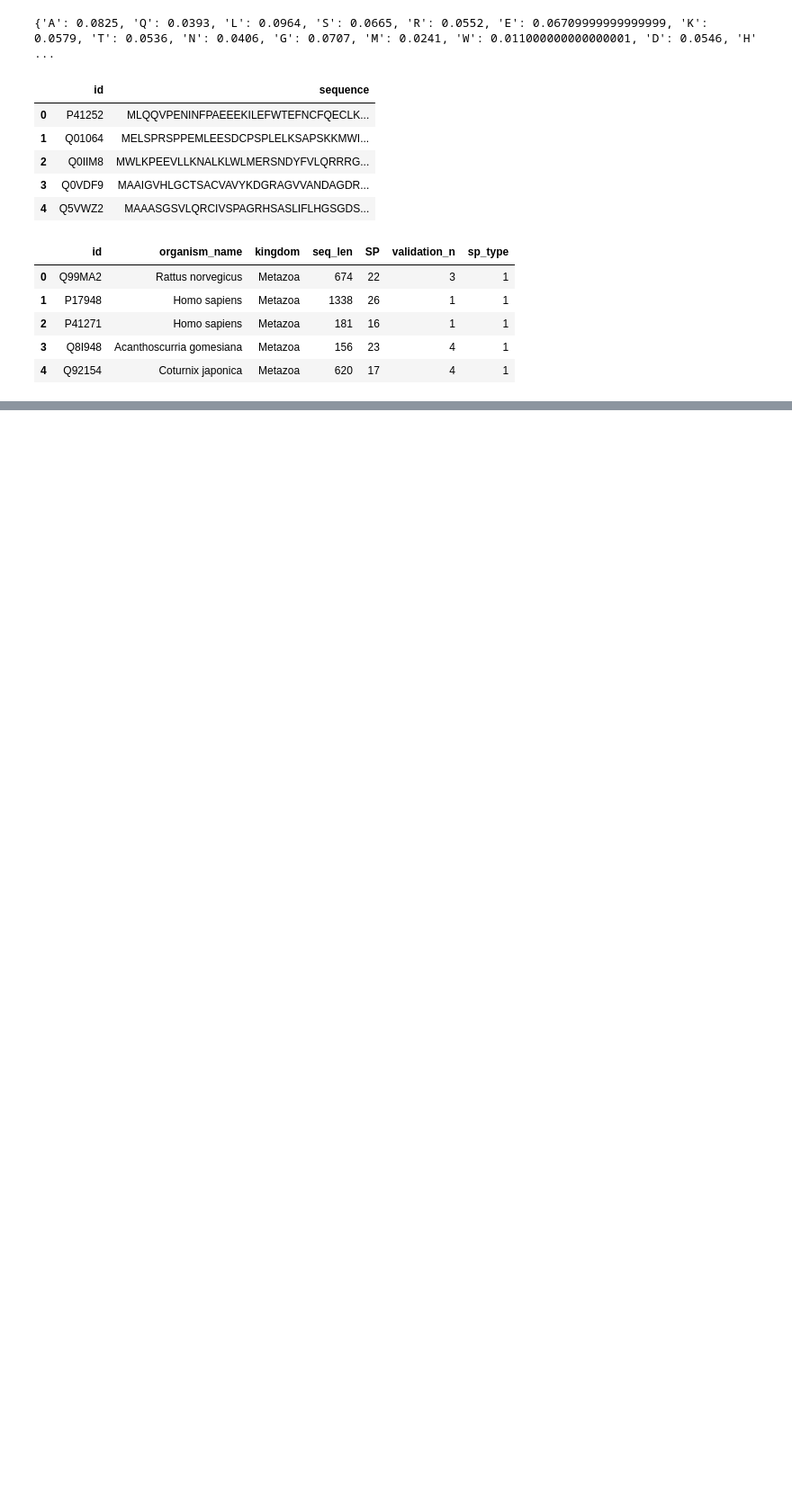
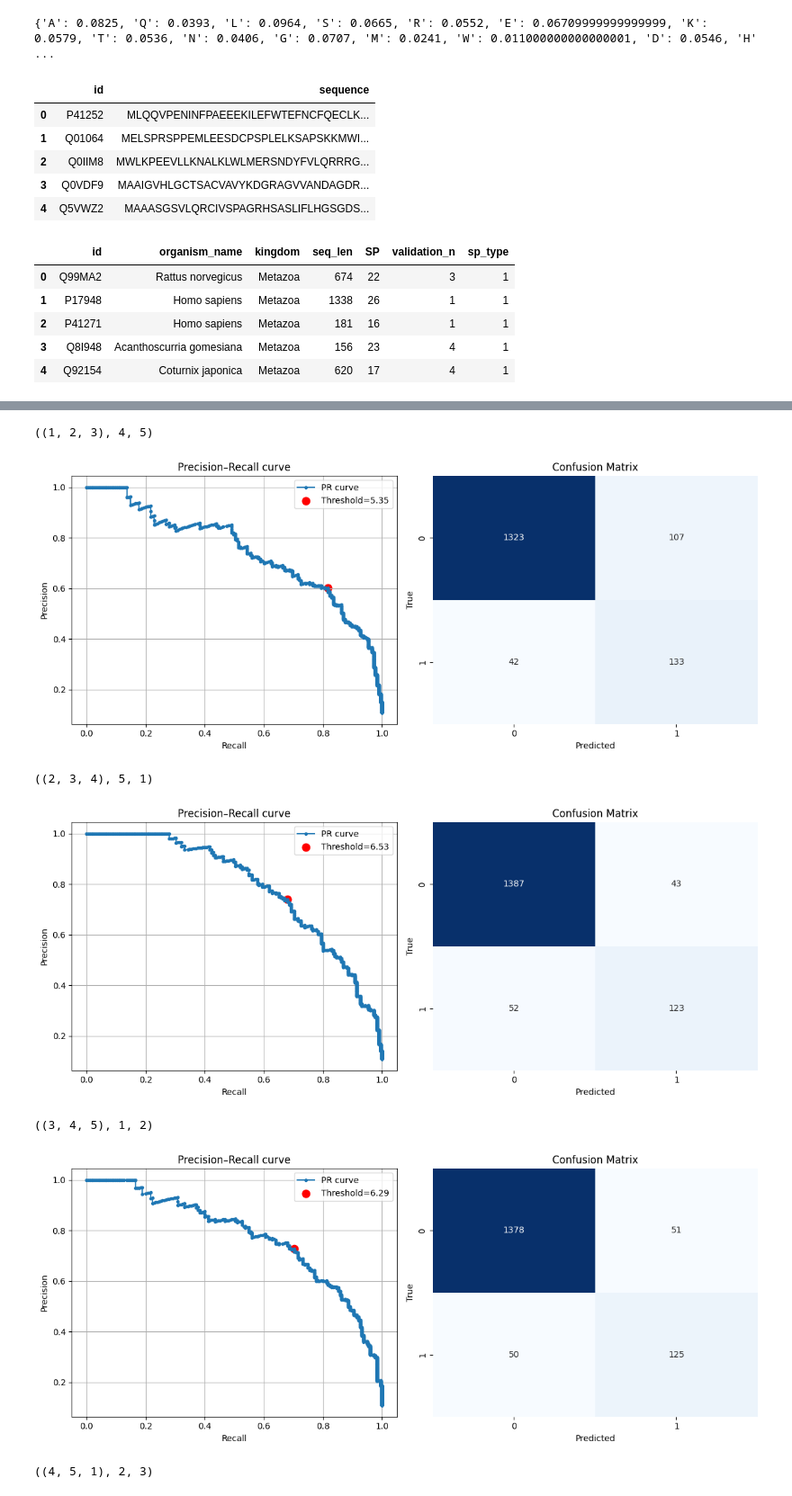
Before and after one commit to bianca29092001/LAB2_project_group, a Jupyter notebook: Complete_code.ipynb, the cells around one changed output, grey strips where cells are left out. Shown at 90% size. Cells and saved outputs as stored; diff of their text form; code cells hidden in the pictures; blank space fills up the shorter version.

Commit message:
some changes to paths & readability. ctl-f NOTE to find notes on things to change

```diff
--- a/Complete_code.ipynb
+++ b/Complete_code.ipynb
@@ -187,15 +286,17 @@ the lenght of the negative set is 8934; training:7147, testing1787
+# %%
+path_sets = './data_preparation/sets/'
 # %%
 #Data analysis
 #Training set
 
 neg_cols = ['ID', 'Organism_name', 'Kingdom', 'Sequence_length', 'Transmembrane']
-negatives_train = pd.read_csv('training_set_neg.tsv', sep='\t', names=neg_cols)
-negatives_test = pd.read_csv('test_set_neg.tsv', sep='\t', names=neg_cols)
+negatives_train = pd.read_csv(path_sets + 'training_set_neg.tsv', sep='\t', names=neg_cols)
+negatives_test = pd.read_csv(path_sets + 'test_set_neg.tsv', sep='\t', names=neg_cols)
 
 
 pos_cols = ['ID', 'Organism_name', 'Kingdom', 'Sequence_length', 'Signal_peptide']
-positives_train = pd.read_csv('training_set_pos.tsv', sep='\t', names=pos_cols)
-positives_test = pd.read_csv('test_set_pos.tsv', sep='\t', names=pos_cols)
+positives_train = pd.read_csv(path_sets + 'training_set_pos.tsv', sep='\t', names=pos_cols)
+positives_test = pd.read_csv(path_sets + 'test_set_pos.tsv', sep='\t', names=pos_cols)
 
 #Comparison between sequence length in positive and negative entries
 
@@ -214,7 +315,7 @@ test = pd.concat([negatives_test[['Log_seq_len', 'Source']], positives_test[['Lo
 
 #Comparison of the amminoacid composition of SPs between our dataset and SwissProt data
 
-records = SeqIO.parse("cluster-results_rep_seq.fasta", "fasta")
+records = SeqIO.parse(path_clusters + "cluster-results_rep_seq.fasta", "fasta")
 data = {
     "id": [],
     "sequence": []
@@ -272,7 +373,7 @@ def fasta_to_dataframe(fasta_file, second_fasta):
   seqs_df = pd.DataFrame(data)
   return seqs_df
 
-seqs_df = fasta_to_dataframe("cluster-results-neg_rep_seq.fasta", "cluster-results_rep_seq.fasta")
+seqs_df = fasta_to_dataframe(path_clusters + "cluster-results-neg_rep_seq.fasta", path_clusters +"cluster-results_rep_seq.fasta")
 seqs_df.head()
 # %% [output]
 |  | id | sequence |
@@ -283,7 +384,7 @@ seqs_df.head()
 | 4 | Q5VWZ2 | MAAASGSVLQRCIVSPAGRHSASLIFLHGSGDS... |
 # %%
 cols = ["id", "organism_name", "kingdom","seq_len","SP","validation_n", "sp_type"]
-training_df = pd.read_csv("training_set.tsv", sep="\t", names= cols)
+training_df = pd.read_csv(path_sets + "training_set.tsv", sep="\t", names= cols)
 training_df.head()
 # %% [output]
 |  | id | organism_name | kingdom | seq_len | SP | validation_n | sp_type |
@@ -445,24 +558,34 @@ def plot_pr_and_confusion(y_true, y_scores, y_test, y_pred_test, optimal_thresho
     plt.savefig(filename)
     plt.show()
 # %%
+#NOTE bisognerebbe indicare ogni grafico a chi appartiene , magari nel titolo ?
 all_metrics = []
 for key, value in groups.items():
     train, validation, test = value
+    print(value) # permutation group
     log_odds = training_vonHeijne(complete_train, train)
     optimal_threshold, validation_scores, y_validation = validation_vonHeijne(complete_train, validation, log_odds, aa_index)
     y_pred_test, obs_test = test_vonHeijne(complete_train, test, optimal_threshold, log_odds, aa_index)
 
     MCC, ACC, PPV, SEN, CONF = metrics(obs_test, y_pred_test)
     all_metrics.append([MCC, ACC, PPV, SEN, optimal_threshold])
     plot_pr_and_confusion(
     y_validation,
     validation_scores,
     obs_test,
     y_pred_test,
     optimal_threshold,
     labels=[0,1],
     run_id=key
     )
 avg_metrics = np.mean(np.array(all_metrics), axis=0)
 means = pd.DataFrame([avg_metrics], columns=['MCC', 'ACC', 'PPV', 'SEN', 'threshold'])
-means
+print(f'The average of the performance metrics are\n{means}')
+# %% [output]
+((1, 2, 3), 4, 5)
+[figure, added]
+((2, 3, 4), 5, 1)
+[figure, added]
+((3, 4, 5), 1, 2)
+[figure, added]
+((4, 5, 1), 2, 3)
```
Also changed, not shown: parts of 24 cells of this notebook.
